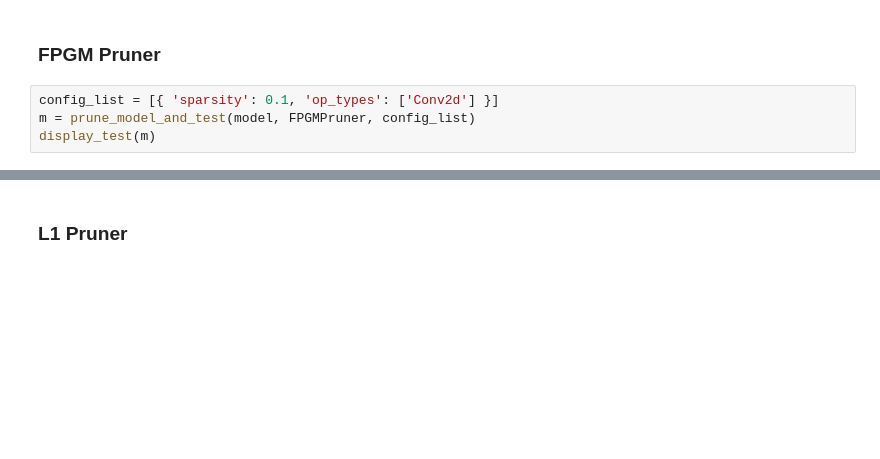
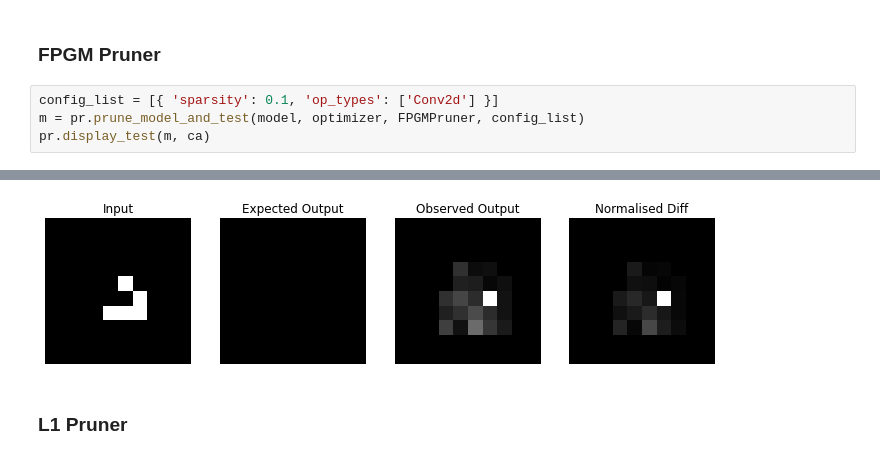
Before and after one commit to luknw/convoca, a Jupyter notebook: paper_replication.ipynb, the cells around one changed output, grey strips where cells are left out. Saved outputs shown, nothing was run; the diff lists cells and outputs as text; blank space fills up the shorter version.

```diff
--- a/paper_replication.ipynb
+++ b/paper_replication.ipynb
@@ -282,5 +164,6 @@ display_test(m)
 ### FPGM Pruner
 # %%
 config_list = [{ 'sparsity': 0.1, 'op_types': ['Conv2d'] }]
-m = prune_model_and_test(model, FPGMPruner, config_list)
-display_test(m)
+m = pr.prune_model_and_test(model, optimizer, FPGMPruner, config_list)
+pr.display_test(m, ca)
+# %% [output]
@@ -287,3 +171,4 @@ display_test(m)
+[figure, added]
 # %% [markdown]
 ### L1 Pruner
 # %%
```
Also changed, not shown: parts of 31 cells of this notebook, 1 other file.
